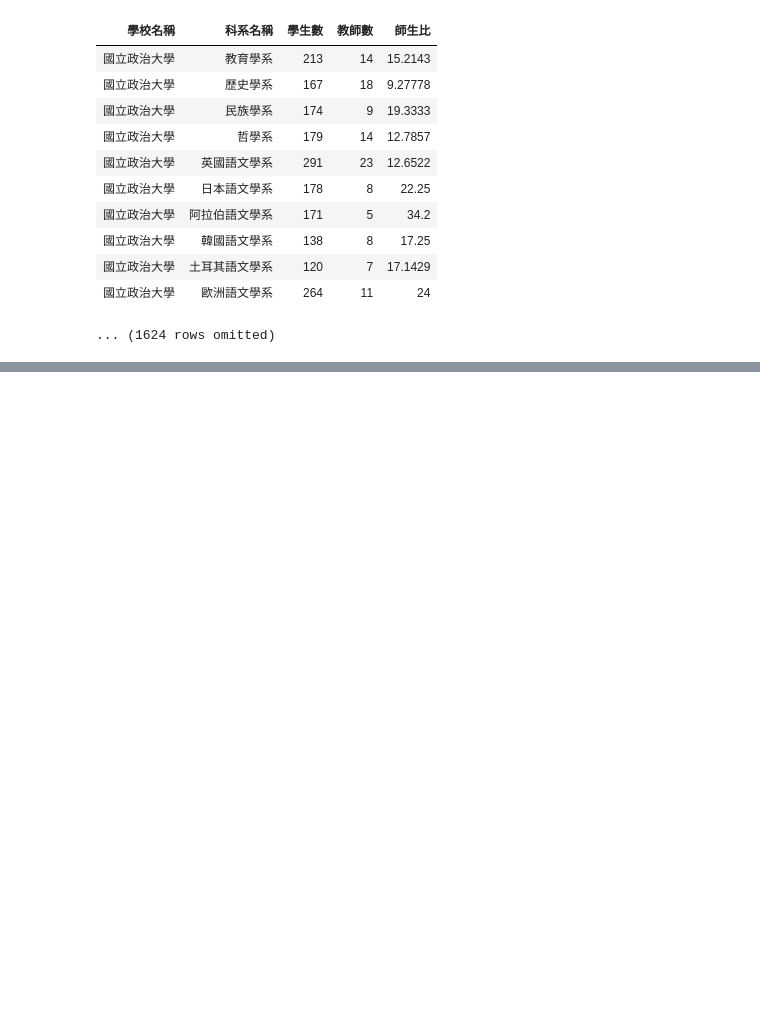
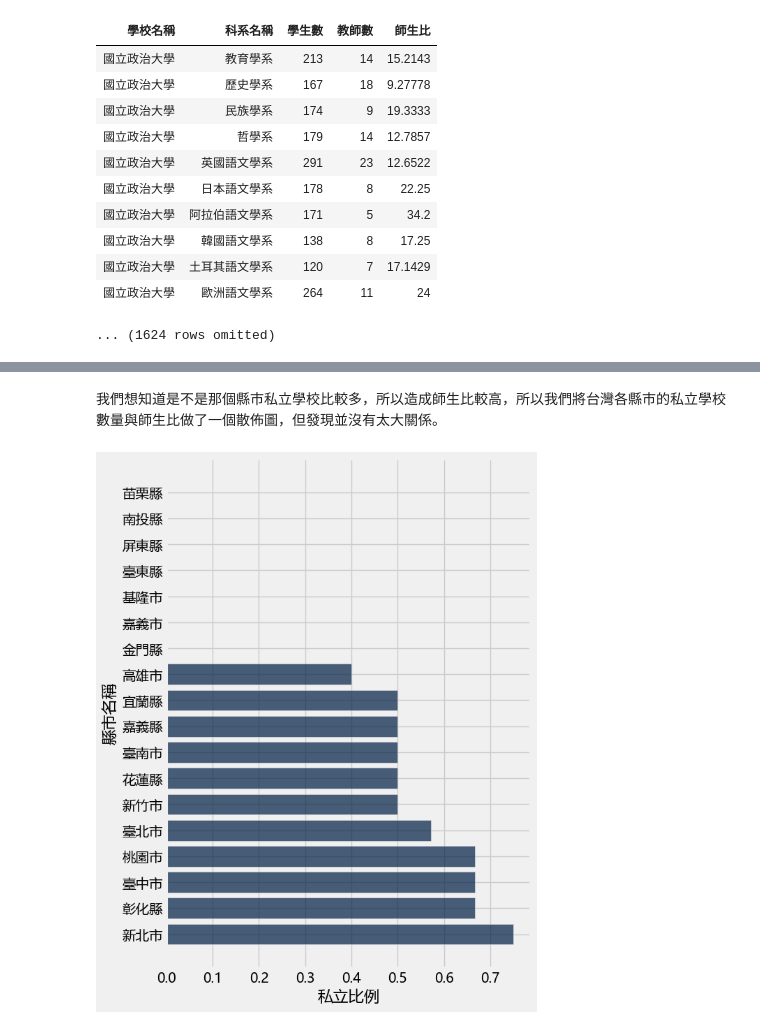
Before and after one commit to Matthew-HMS/Datascience101, a Jupyter notebook: Final_project/Final_project.ipynb, the cells around one changed output, grey strips where cells are left out. Saved outputs shown, nothing was run; the diff lists cells and outputs as text; code cells hidden in the pictures; blank space fills up the shorter version.

```diff
--- a/Final_project/Final_project.ipynb
+++ b/Final_project/Final_project.ipynb
@@ -294,0 +351,14 @@ plt.scatter(pop_median, 0, color = 'red', s=20, zorder=2);
+# %% [markdown]
+我們想知道是不是那個縣市私立學校比較多，所以造成師生比較高，所以我們將台灣各縣市的私立學校數量與師生比做了一個散佈圖，但發現並沒有太大關係。
+# %%
+own_gov_ratio = make_array()
+for i in region:
+    college_region = students_region.where('縣市名稱', are.containing(i)).drop('科系名稱').drop('縣市名稱').group('學校名稱')
+    own = college_region.where('學校名稱', are.not_containing('國立')).where('學校名稱', are.not_containing('市立'))
+    college_region_ratio = own.num_rows / college_region.num_rows
+    own_gov_ratio = np.append(own_gov_ratio, college_region_ratio)
+# %%
+own_gov_result = Table().with_columns('縣市名稱', region, '私立比例', own_gov_ratio)
+own_gov_result.sort('私立比例', descending = False).barh('縣市名稱', '私立比例')
+# %% [output]
+[figure, added]
```
Also changed, not shown: parts of 17 cells of this notebook.
